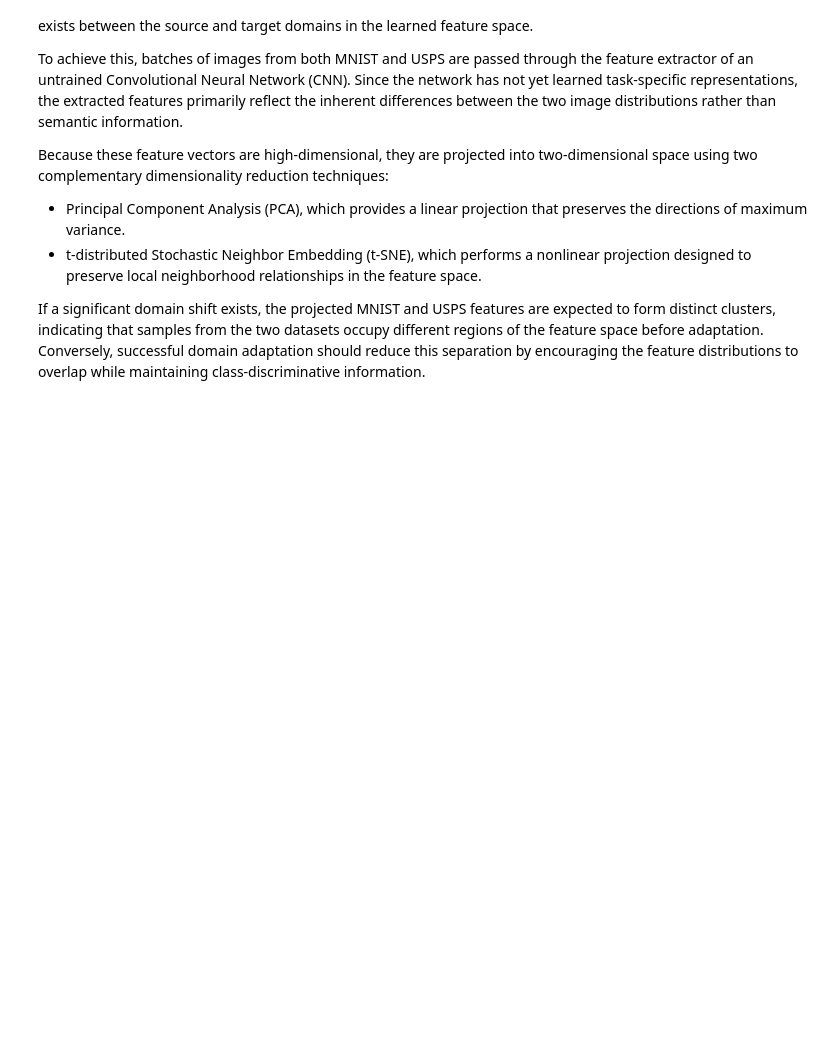
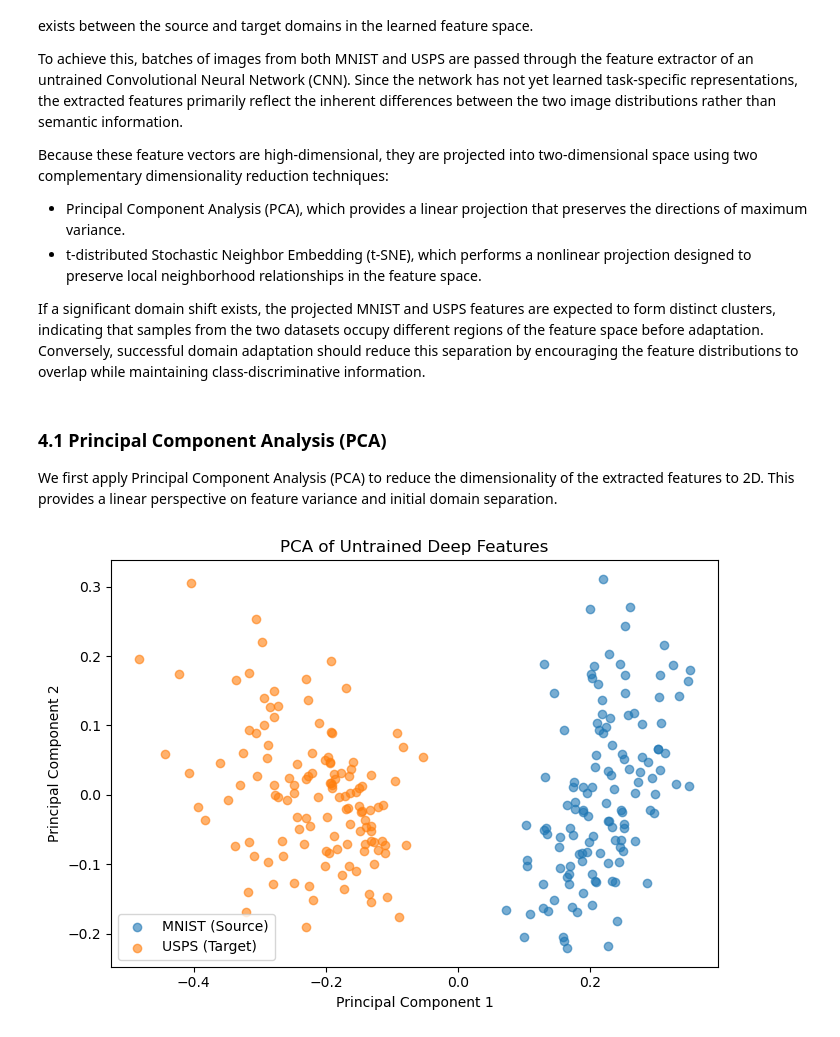
Before and after one commit to ginev91/deep-learning-project, a Jupyter notebook: domain_adaptation_in_computer_vision.ipynb, the cells around one changed output. Drawn from its saved outputs; the diff is of its cells as text; code cells hidden in the pictures; blank space fills up the shorter version.

```diff
--- a/domain_adaptation_in_computer_vision.ipynb
+++ b/domain_adaptation_in_computer_vision.ipynb
@@ -297,0 +279,18 @@ plt.show()
+# %% [markdown]
+### 4.1 Principal Component Analysis (PCA)
+We first apply Principal Component Analysis (PCA) to reduce the dimensionality of the extracted features to 2D. This provides a linear perspective on feature variance and initial domain separation.
+# %%
+pca = PCA(n_components=2)
+X_pca = pca.fit_transform(X_comb)
+
+plt.figure(figsize=(7, 5))
+plt.scatter(X_pca[domain_labels == 0, 0], X_pca[domain_labels == 0, 1], alpha=0.6, label='MNIST (Source)')
+plt.scatter(X_pca[domain_labels == 1, 0], X_pca[domain_labels == 1, 1], alpha=0.6, label='USPS (Target)')
+plt.title("PCA of Untrained Deep Features")
+plt.xlabel("Principal Component 1")
+plt.ylabel("Principal Component 2")
+plt.legend()
+plt.tight_layout()
+plt.show()
+# %% [output]
+[figure, added]
```
Also changed, not shown: parts of 18 cells of this notebook.
